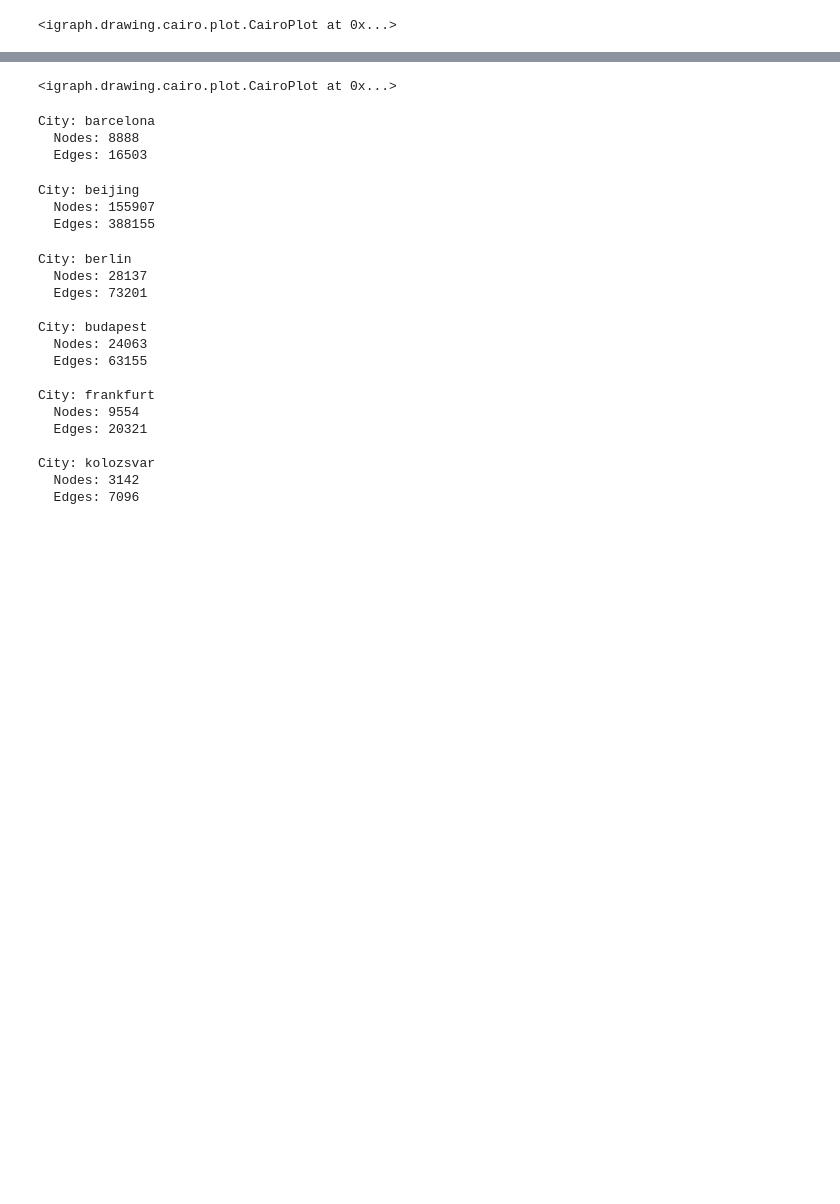
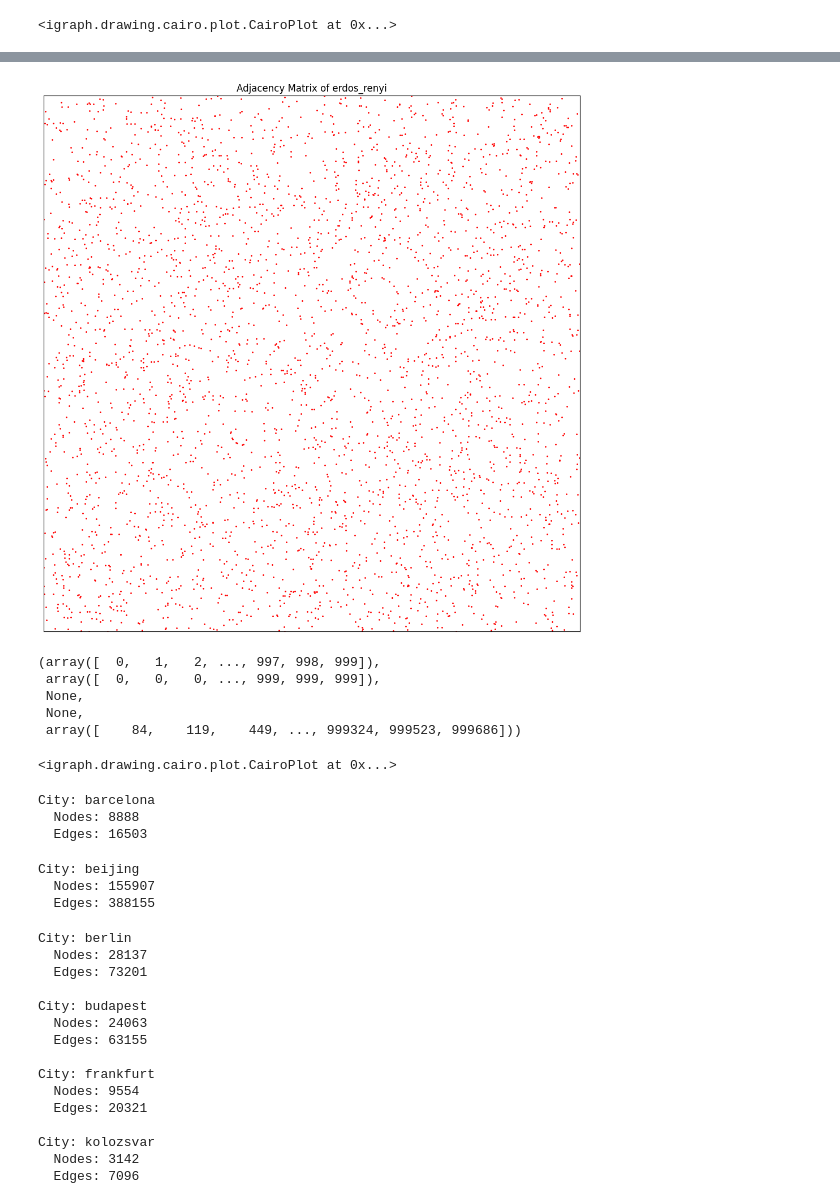
Before and after one commit to BKris2315/bioinsp_sys_project_2024, a Jupyter notebook: kuramoto_on_graphs.ipynb, the cells around one changed output, grey strips where cells are left out. Saved outputs shown, nothing was run; the diff lists cells and outputs as text; code cells hidden in the pictures; blank space fills up the shorter version.

```diff
--- a/kuramoto_on_graphs.ipynb
+++ b/kuramoto_on_graphs.ipynb
@@ -118,21 +119,43 @@ In the second part, we will simulate the Kuramoto model on these graphs and obse
 # %%
 gen = GraphGenerator
 
-
+graphs_collector = {}
 
 # Erdős-Rényi graph
-erdos_renyi_graph = gen.generate_erdos_renyi(n=100, m=200)
+erdos_renyi_graph = gen.generate_erdos_renyi(n=1000, m=1700)
+graphs_collector["erdos_renyi"] = erdos_renyi_graph
 print("Erdős-Rényi graph generated with", len(erdos_renyi_graph.vs), "vertices and", len(erdos_renyi_graph.es), "edges.")
 
 # Small-World graph
-small_world_graph = gen.generate_small_world(n=100, k=4, p=0.1)
+small_world_graph = gen.generate_small_world(n=1000, k=4, p=0.2)
+graphs_collector["small_world"] = small_world_graph
 print("Small-World graph generated with", len(small_world_graph.vs), "vertices and", len(small_world_graph.es), "edges.")
 
 # Barabási-Albert graph
-barabasi_albert_graph = gen.generate_barabasi_albert(n=100, m=2)
+barabasi_albert_graph = gen.generate_barabasi_albert(n=1000, m=2)
+graphs_collector["barabasi_albert"] = barabasi_albert_graph
 print("Barabási-Albert graph generated with", len(barabasi_albert_graph.vs), "vertices and", len(barabasi_albert_graph.es), "edges.")
 
 # Stochastic Block Model graph
-sbm_graph = gen.generate_stochastic_block_model(n=100,sizes=[50, 50], p_matrix=[[0.1, 0.01], [0.01, 0.1]])
+p1 = [[0.1, 0.01, 0.01, 0.01, 0.01],
+        [0.1, 0.01, 0.01, 0.01, 0.01],
+        [0.1, 0.01, 0.01, 0.01, 0.01],
+        [0.1, 0.01, 0.01, 0.01, 0.01],
+        [0.1, 0.01, 0.01, 0.01, 0.01]]
+
+p2 = np.random.uniform(0.0001, 0.0065,(6,6))
+p2 = (p2+p2.T)/2
+np.fill_diagonal(p2, np.random.uniform(0.005, 0.015, 6))
+sbm_graph = gen.generate_stochastic_block_model(n=1000,sizes=[50, 150, 200, 225, 125, 250],
+                                                p_matrix=p2)
+graphs_collector["sbm"] = sbm_graph
 print("Stochastic Block Model graph generated with", len(sbm_graph.vs), "vertices and", len(sbm_graph.es), "edges.")
+
+brain_graph = ig.Graph(edges=np.loadtxt("other_nets/brain/bn-mouse-kasthuri_graph_v4/bn-mouse-kasthuri_graph_v4.edges", dtype =int), directed = False)
+graphs_collector["mouse_brain"] = brain_graph
+print(f"Mouse Brain graph generated with {len(brain_graph.vs)} veritces and {len(brain_graph.es)} edges")
+
+power_graph = ig.Graph(edges=np.loadtxt("other_nets/power/power-US-Grid/power-US-Grid.mtx", dtype =int, comments="%"), directed = False)
+graphs_collector["power_network"] = power_graph
+print(f"Power Network graph generated with {len(power_graph.vs)} veritces and {len(power_graph.es)} edges")
 # %% [output]
@@ -156,3 +230,16 @@ na.plot_images_from_folder("test_imgs", subplot_ratio=(2, 3))
+# %%
+graph_id = 0
+na.plot_adjacency_matrix(list(graphs_collector.values())[graph_id],
+                         None,
+                         label = list(graphs_collector.keys())[graph_id],
+                         no_ticks=1)
+# %% [output]
+[figure, added]
+(array([  0,   1,   2, ..., 997, 998, 999]),
+ array([  0,   0,   0, ..., 999, 999, 999]),
+ None,
+ None,
+ array([    84,    119,    449, ..., 999324, 999523, 999686]))
 # %%
 wtrap = g.community_walktrap(steps = 4)
 clust = wtrap.as_clustering()
```
Also changed, not shown: parts of 12 cells of this notebook, 12 other files.
